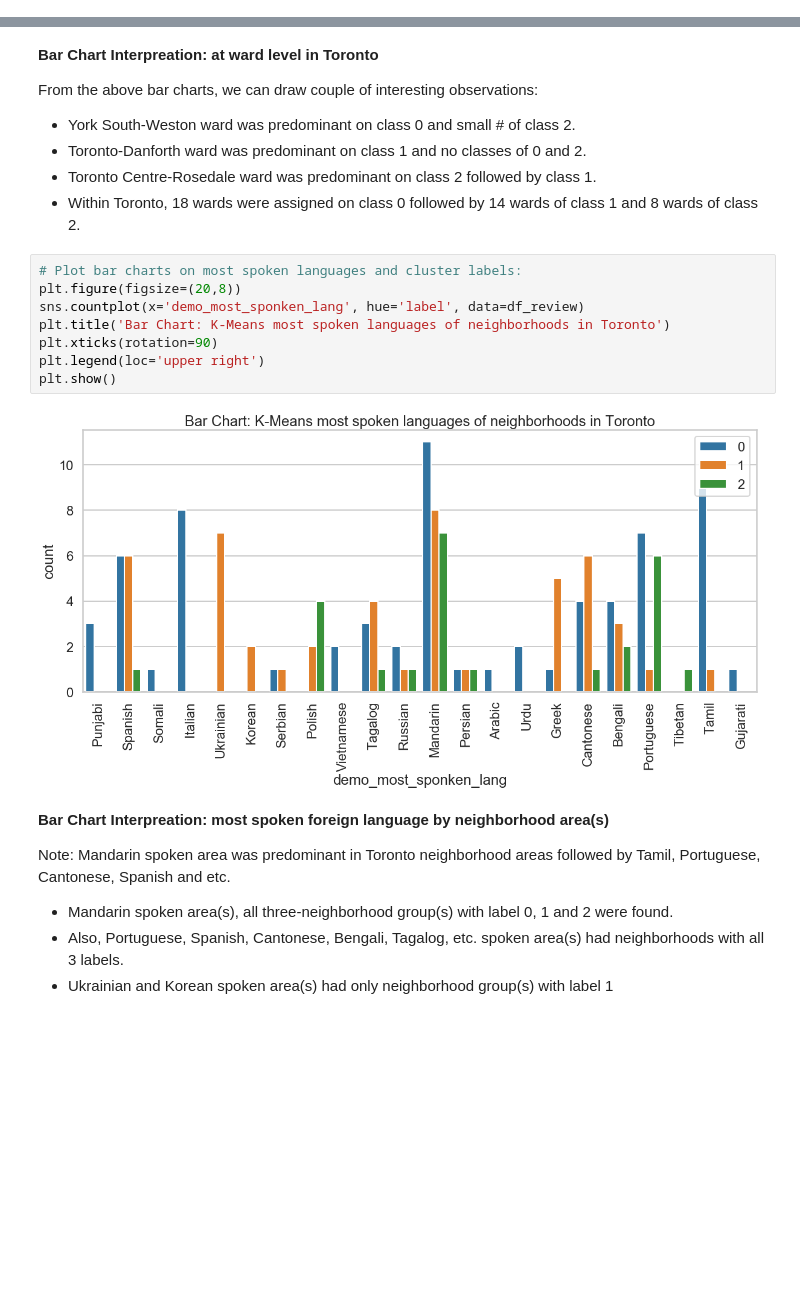
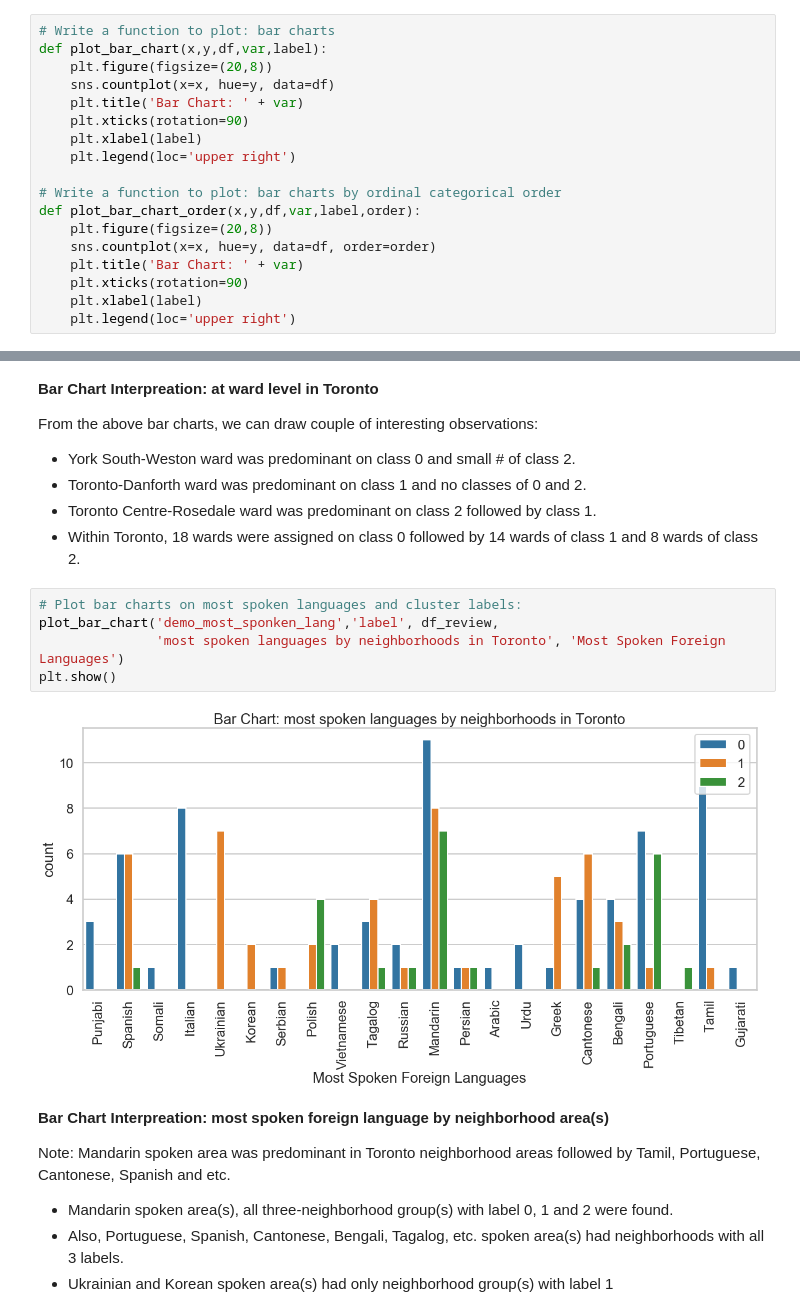
Before and after one commit to yoots88/portfolio, a Jupyter notebook: p5_community_health_profile/p5_community_health_profile.ipynb, the cells around one changed output, grey strips where cells are left out. Saved outputs shown, nothing was run; the diff lists cells and outputs as text; blank space fills up the shorter version.

```diff
--- a/p5_community_health_profile/p5_community_health_profile.ipynb
+++ b/p5_community_health_profile/p5_community_health_profile.ipynb
@@ -483,2 +484,20 @@ df_review_hc.head()
+# %%
+# Write a function to plot: bar charts
+def plot_bar_chart(x,y,df,var,label):
+    plt.figure(figsize=(20,8))
+    sns.countplot(x=x, hue=y, data=df)
+    plt.title('Bar Chart: ' + var)
+    plt.xticks(rotation=90)
+    plt.xlabel(label)
+    plt.legend(loc='upper right')
+
+# Write a function to plot: bar charts by ordinal categorical order
+def plot_bar_chart_order(x,y,df,var,label,order):
+    plt.figure(figsize=(20,8))
+    sns.countplot(x=x, hue=y, data=df, order=order)
+    plt.title('Bar Chart: ' + var)
+    plt.xticks(rotation=90)
+    plt.xlabel(label)
+    plt.legend(loc='upper right')
 # %%
 # Plot bar charts on City of Toronto Wards and cluster labels:
@@ -500,14 +515,11 @@ From the above bar charts, we can draw couple of interesting observations:
 * Within Toronto, 18 wards were assigned on class 0 followed by 14 wards of class 1 and 8 wards of class 2.
 # %%
 # Plot bar charts on most spoken languages and cluster labels:
-plt.figure(figsize=(20,8))
-sns.countplot(x='demo_most_sponken_lang', hue='label', data=df_review)
-plt.title('Bar Chart: K-Means most spoken languages of neighborhoods in Toronto')
-plt.xticks(rotation=90)
-plt.legend(loc='upper right')
+plot_bar_chart('demo_most_sponken_lang','label', df_review,
+               'most spoken languages by neighborhoods in Toronto', 'Most Spoken Foreign Languages')
 plt.show()
 # %% [output]
-[figure, old version]
+[figure, new version]
 # %% [markdown]
 **Bar Chart Interpreation: most spoken foreign language by neighborhood area(s)**
 
```
Also changed, not shown: parts of 13 cells of this notebook.
